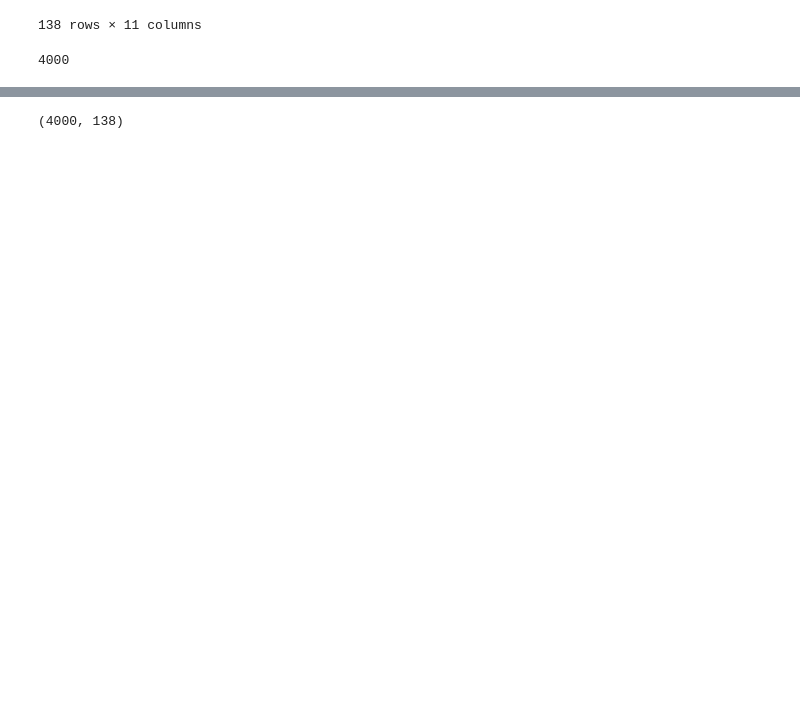
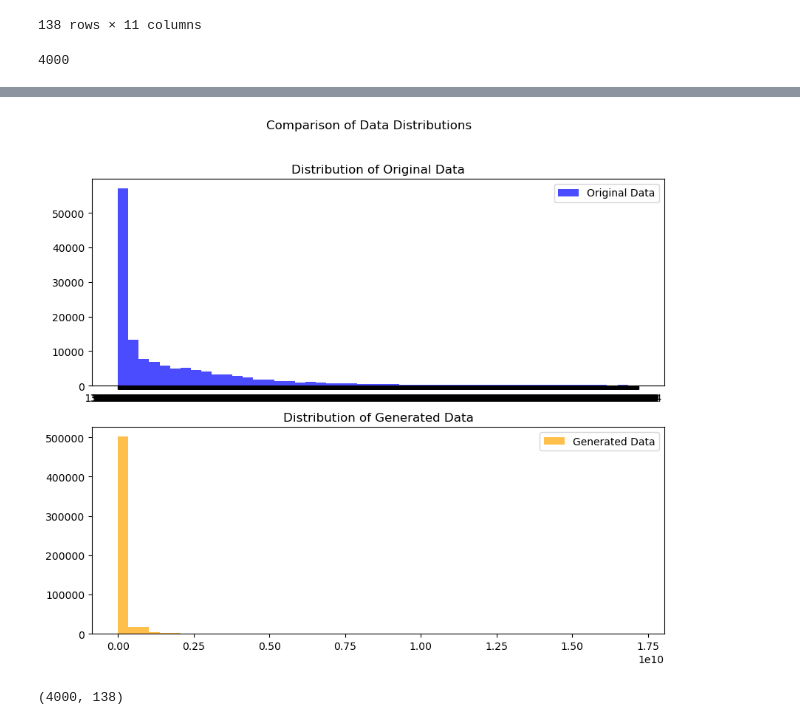
Before and after one commit to addb-swstarlab/DATATune, a Jupyter notebook: TADA.ipynb, the cells around one changed output, grey strips where cells are left out. Drawn from its saved outputs; the diff is of its cells as text; code cells hidden in the pictures; blank space fills up the shorter version.

```diff
--- a/TADA.ipynb
+++ b/TADA.ipynb
@@ -307,0 +335,25 @@ samples = np.array(samples)
+# %%
+import matplotlib.pyplot as plt
+import numpy as np
+
+# 시각화를 위한 subplot 설정
+fig, axes = plt.subplots(nrows=2, ncols=1, figsize=(10, 8))
+A_np = A_config.values
+# mm_np = mm_sample.values
+# 원래 데이터의 히스토그램
+axes[0].hist(A_np.flatten(), bins=50, alpha=0.7, color='blue', label='Original Data')
+axes[0].set_title('Distribution of Original Data')
+axes[0].legend()
+
+# 생성한 데이터의 히스토그램
+axes[1].hist(samples.flatten(), bins=50, alpha=0.7, color='orange', label='Generated Data')
+axes[1].set_title('Distribution of Generated Data')
+axes[1].legend()
+
+# 전체 그림에 대한 타이틀
+plt.suptitle('Comparison of Data Distributions')
+
+# 그림 표시
+plt.show()
+# %% [output]
+[figure, added]
```
Also changed, not shown: parts of 18 cells of this notebook.
